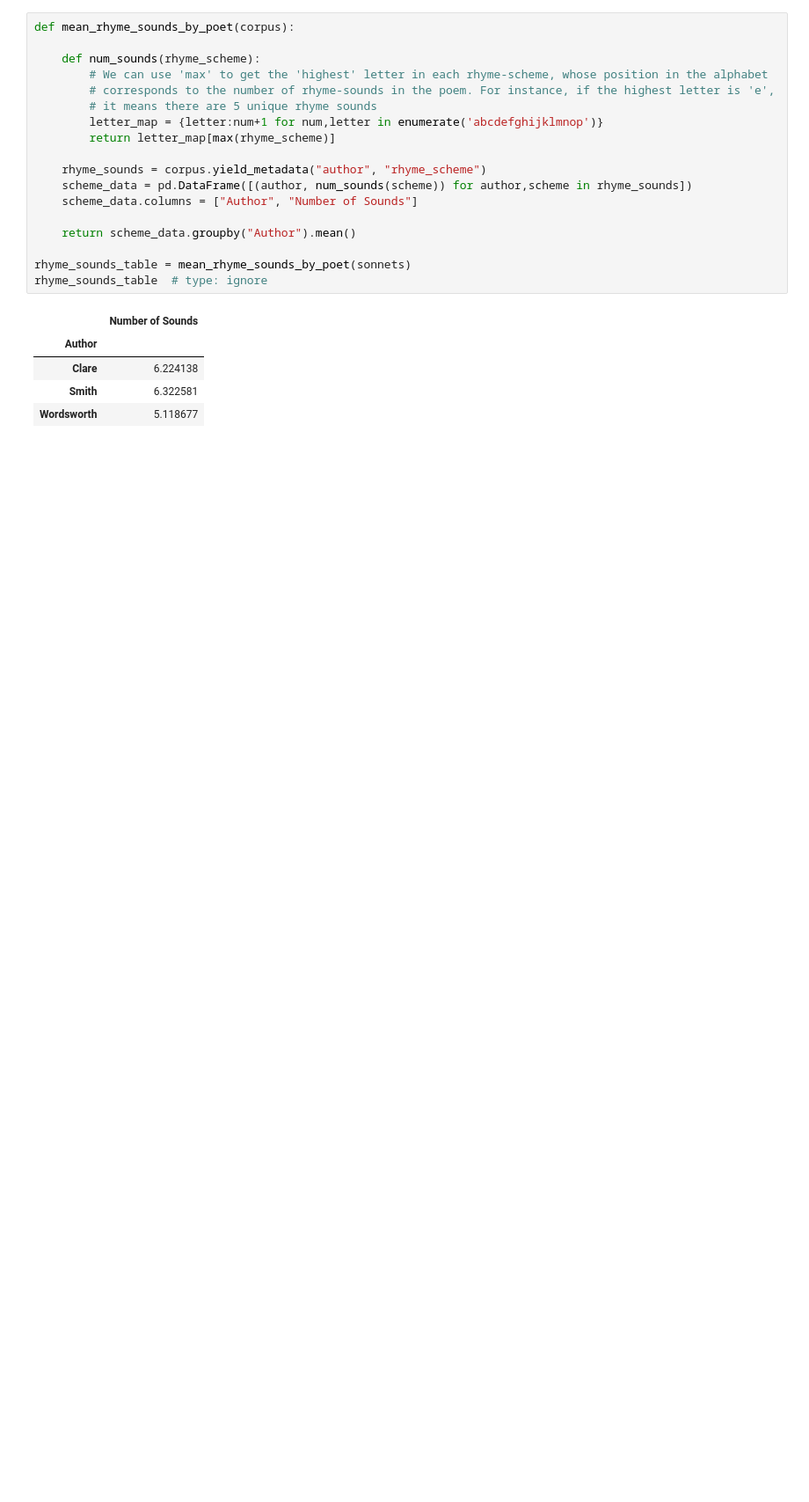
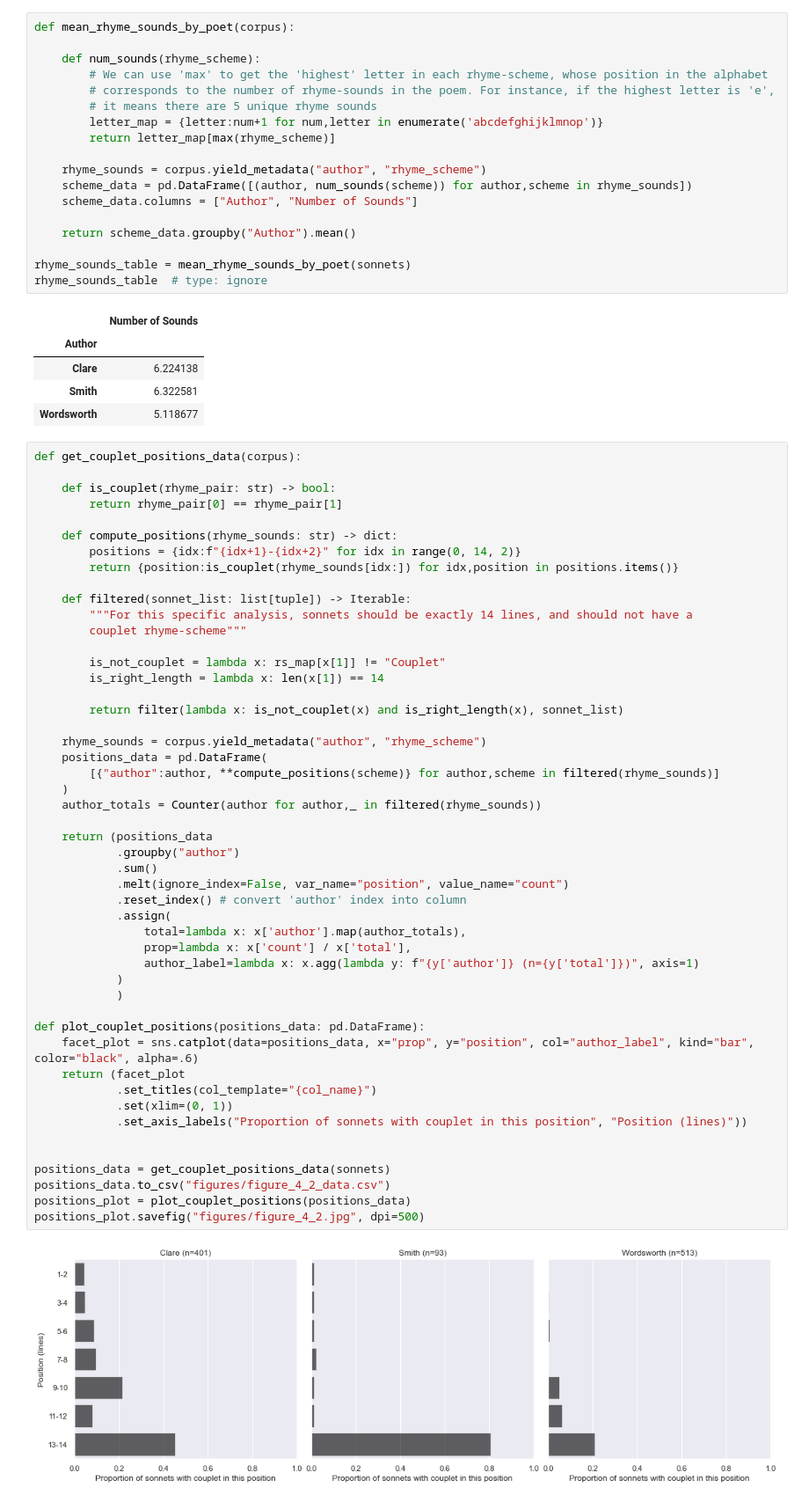
Before and after one commit to sn-code-inside/romantic-self, a Jupyter notebook: Chapter 4 - Lyric.ipynb, the cells around one changed output. Shown at 88% size. Drawn from its saved outputs; the diff is of its cells as text; blank space fills up the shorter version.

```diff
--- a/Chapter 4 - Lyric.ipynb
+++ b/Chapter 4 - Lyric.ipynb
@@ -70,3 +88,54 @@ rhyme_sounds_table  # type: ignore
 | Clare | 6.224138 |
 | Smith | 6.322581 |
 | Wordsworth | 5.118677 |
+# %%
+def get_couplet_positions_data(corpus):
+
+    def is_couplet(rhyme_pair: str) -> bool:
+        return rhyme_pair[0] == rhyme_pair[1]
+
+    def compute_positions(rhyme_sounds: str) -> dict:
+        positions = {idx:f"{idx+1}-{idx+2}" for idx in range(0, 14, 2)}
+        return {position:is_couplet(rhyme_sounds[idx:]) for idx,position in positions.items()}
+
+    def filtered(sonnet_list: list[tuple]) -> Iterable:
+        """For this specific analysis, sonnets should be exactly 14 lines, and should not have a
+        couplet rhyme-scheme"""
+
+        is_not_couplet = lambda x: rs_map[x[1]] != "Couplet"
+        is_right_length = lambda x: len(x[1]) == 14
+
+        return filter(lambda x: is_not_couplet(x) and is_right_length(x), sonnet_list)
+
+    rhyme_sounds = corpus.yield_metadata("author", "rhyme_scheme")
+    positions_data = pd.DataFrame(
+        [{"author":author, **compute_positions(scheme)} for author,scheme in filtered(rhyme_sounds)]
+    )
+    author_totals = Counter(author for author,_ in filtered(rhyme_sounds))
+
+    return (positions_data
+            .groupby("author")
+            .sum()
+            .melt(ignore_index=False, var_name="position", value_name="count")
+            .reset_index() # convert 'author' index into column
+            .assign(
+                total=lambda x: x['author'].map(author_totals),
+                prop=lambda x: x['count'] / x['total'],
+                author_label=lambda x: x.agg(lambda y: f"{y['author']} (n={y['total']})", axis=1)
+            )
+            )
+
+def plot_couplet_positions(positions_data: pd.DataFrame):
+    facet_plot = sns.catplot(data=positions_data, x="prop", y="position", col="author_label", kind="bar", color="black", alpha=.6)
+    return (facet_plot
+            .set_titles(col_template="{col_name}")
+            .set(xlim=(0, 1))
+            .set_axis_labels("Proportion of sonnets with couplet in this position", "Position (lines)"))
+
+
+positions_data = get_couplet_positions_data(sonnets)
+positions_data.to_csv("figures/figure_4_2_data.csv")
+positions_plot = plot_couplet_positions(positions_data)
+positions_plot.savefig("figures/figure_4_2.jpg", dpi=500)
+# %% [output]
+[figure, added]
```
Also changed, not shown: parts of 7 cells of this notebook, 7 other files.
